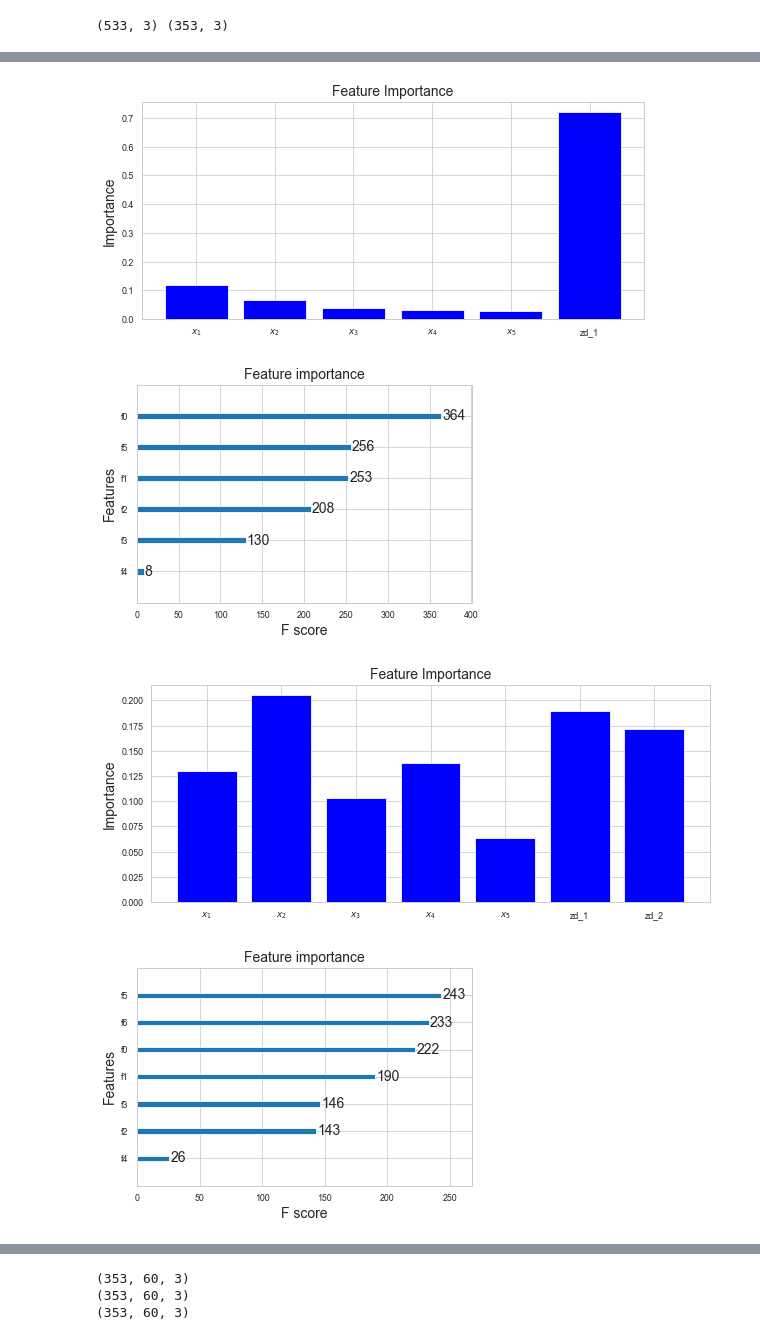
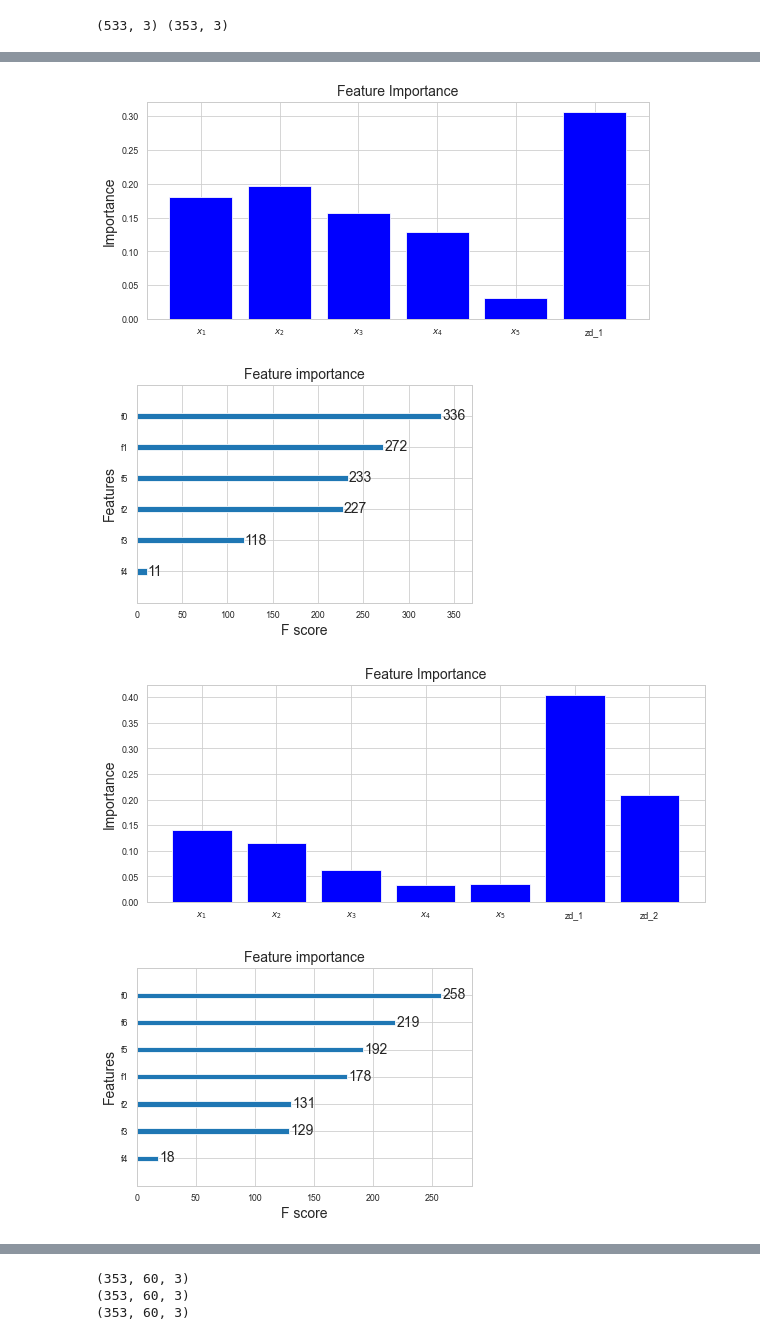
Before and after one commit to rsyamil/latent-space-xgboost, a Jupyter notebook: field-case/trees-vector-dependent-nans.ipynb, the cells around one changed output, grey strips where cells are left out. Saved outputs shown, nothing was run; the diff lists cells and outputs as text; code cells hidden in the pictures.

```diff
--- a/field-case/trees-vector-dependent-nans.ipynb
+++ b/field-case/trees-vector-dependent-nans.ipynb
@@ -134,14 +134,3 @@ from sklearn.multioutput import RegressorChain
 print(z_y_train.shape, z_y_test.shape)
 # %% [output]
 (533, 3) (353, 3)
-# %%
-#XGBoost regression model
-regressor = xgb.XGBRegressor(
-    n_estimators=200,
-    reg_lambda=1,
-    gamma=0,
-    max_depth=3
-)
-
-# fitting dependent XGBoost models
-multioutputregressor = RegressorChain(regressor).fit(x_imputed_train, z_y_train)
@@ -151,0 +137,20 @@ multioutputregressor = RegressorChain(regressor).fit(x_imputed_train, z_y_train)
+# %%
+#implement own dependent MultiOutputRegressor
+train_data_to_fit = np.copy(x_nans_train)
+
+regressors = []
+for i in range(z_y_test.shape[-1]):
+    #XGBoost regression model
+    regressor = xgb.XGBRegressor(
+        n_estimators=200,
+        reg_lambda=1,
+        gamma=0,
+        max_depth=3,
+        missing=np.NaN
+    )
+    regressor.fit(train_data_to_fit, z_y_train[:, i])
+    regressors.append(regressor)
+
+    #append/chain the output to the the input
+    _ = np.expand_dims(regressor.predict(train_data_to_fit), axis=-1)
+    train_data_to_fit = np.concatenate((train_data_to_fit, _), axis=1)
@@ -153,29 +162,29 @@ multioutputregressor = RegressorChain(regressor).fit(x_imputed_train, z_y_train)
 col_names = ['$x_1$', '$x_2$', '$x_3$', '$x_4$', '$x_5$']
 
 #get feature importance
-pd.DataFrame(multioutputregressor.estimators_[0].feature_importances_.reshape(1, -1), columns=col_names)
+pd.DataFrame(regressors[0].feature_importances_.reshape(1, -1), columns=col_names)
 
 plt.figure(figsize=(8, 4))
-plt.bar(col_names, multioutputregressor.estimators_[0].feature_importances_, color="blue")
+plt.bar(col_names, regressors[0].feature_importances_, color="blue")
 plt.ylabel("Importance")
 plt.title("Feature Importance")
 
-plot_importance(multioutputregressor.estimators_[0])
+plot_importance(regressors[0])
 
 #get feature importance
 plt.figure(figsize=(9, 4))
-plt.bar(col_names + ["zd_1"], multioutputregressor.estimators_[1].feature_importances_, color="blue")
+plt.bar(col_names + ["zd_1"], regressors[1].feature_importances_, color="blue")
 plt.ylabel("Importance")
 plt.title("Feature Importance")
 
-plot_importance(multioutputregressor.estimators_[1])
+plot_importance(regressors[1])
 
 #get feature importance
 plt.figure(figsize=(10, 4))
-plt.bar(col_names + ["zd_1", "zd_2"], multioutputregressor.estimators_[2].feature_importances_, color="blue")
+plt.bar(col_names + ["zd_1", "zd_2"], regressors[2].feature_importances_, color="blue")
 plt.ylabel("Importance")
 plt.title("Feature Importance")
 
-plot_importance(multioutputregressor.estimators_[2])
+plot_importance(regressors[2])
 # %% [output]
 <AxesSubplot:title={'center':'Feature importance'}, xlabel='F score', ylabel='Features'>
@@ -184,5 +193,5 @@ plot_importance(multioutputregressor.estimators_[2])
-[figure, old version]
+[figure, new version]
-[figure, old version]
+[figure, new version]
-[figure, old version]
+[figure, new version]
-[figure, old version]
+[figure, new version]
 # %%
```
Also changed, not shown: parts of 10 cells of this notebook.
